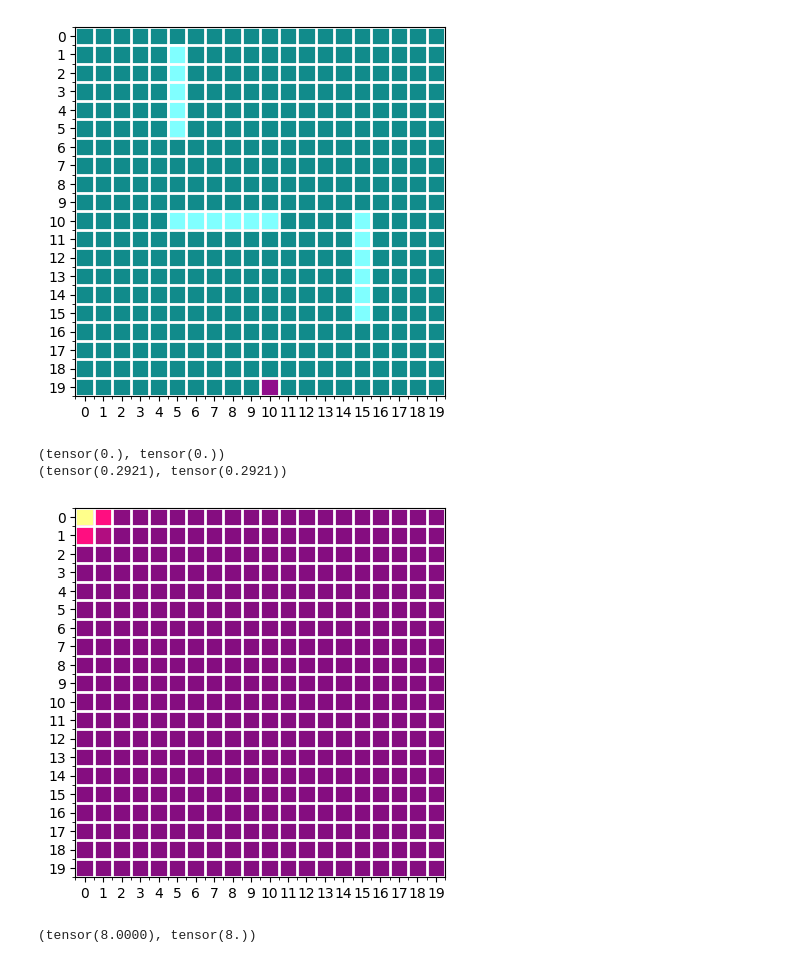
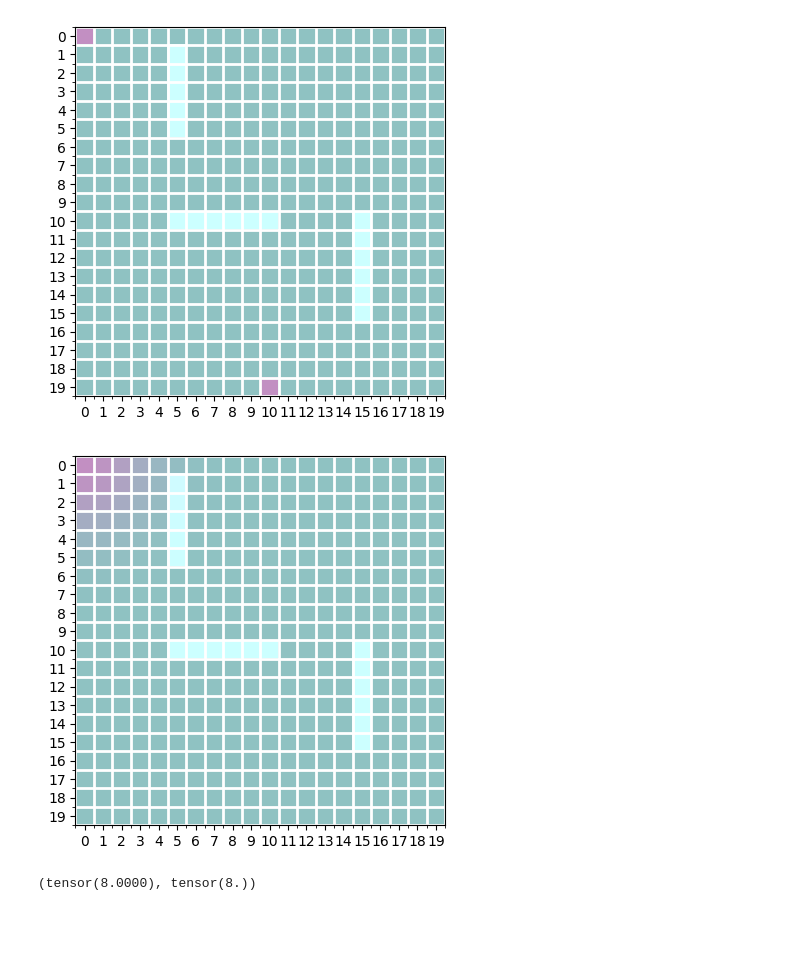
Before and after one commit to kyunghyuncho/map_plan_backprop, a Jupyter notebook: test_notebook.ipynb, the cells around one changed output. Drawn from its saved outputs; the diff is of its cells as text; code cells hidden in the pictures; blank space fills up the shorter version.

```diff
--- a/test_notebook.ipynb
+++ b/test_notebook.ipynb
@@ -17,23 +17,19 @@ obstacle_map = sample_map[:,:,0]
 goal_map = sample_map[:,:,1]
 current_pos_map = sample_map[:,:,2]
 # %%
-ax = plot_soft_position(obstacle_map, cmap='hot', alpha=0.9)
-ax = plot_soft_position(goal_map, cmap='cool', alpha=0.5, ax=ax)
+ax = plot_soft_position(obstacle_map, cmap='grey', alpha=0.3)
+ax = plot_soft_position(current_pos_map + goal_map, cmap='cool', alpha=0.2, ax=ax)
 # %% [output]
-[figure, old version]
+[figure, new version]
 # %%
 current_coord = get_hard_position(current_pos_map)
-print(current_coord)
-current_soft_map = get_soft_position(current_coord[0], current_coord[1])
+current_soft_map = get_soft_position(current_coord[0], current_coord[1], beta=0.1)
 current_soft_coord = get_hard_position(current_soft_map)
-print(current_soft_coord)
 
-ax = plot_soft_position(current_pos_map, cmap='spring', alpha=0.9)
-ax = plot_soft_position(current_soft_map, cmap='hot', alpha=0.5, ax=ax)
+ax = plot_soft_position(obstacle_map, cmap='grey', alpha=0.3)
+ax = plot_soft_position(current_soft_map, cmap='cool', alpha=0.2, ax=ax)
 # %% [output]
-(tensor(0.), tensor(0.))
-(tensor(0.2921), tensor(0.2921))
-[figure, old version]
+[figure, new version]
 # %%
 current_soft_map = get_soft_position(8, 8)
 current_soft_coord = get_hard_position(current_soft_map)
```
Also changed, not shown: parts of 4 cells of this notebook, 1 other file.
